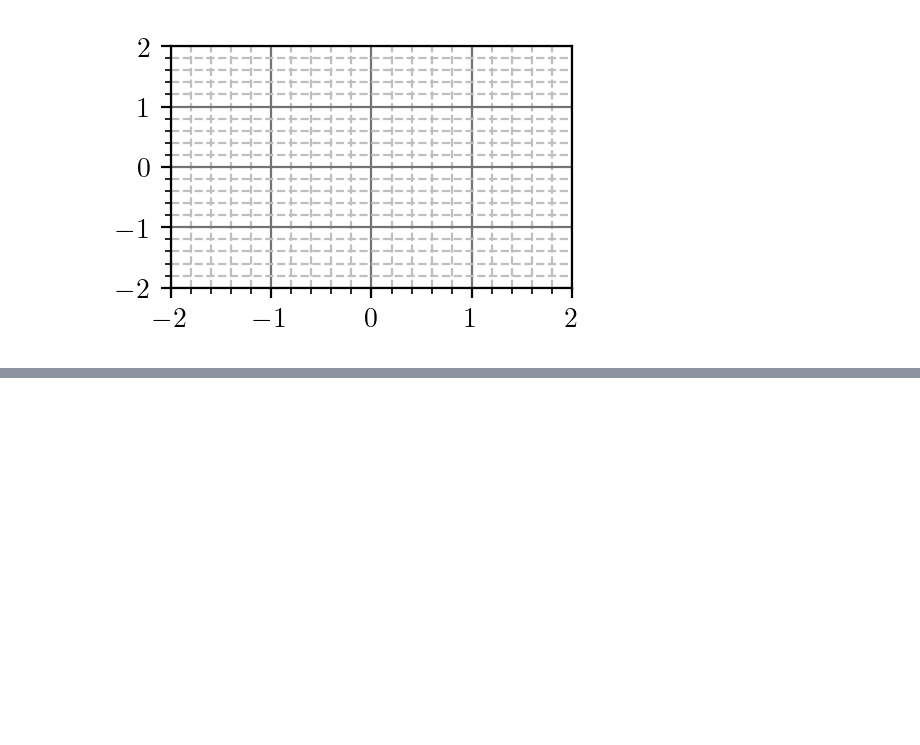
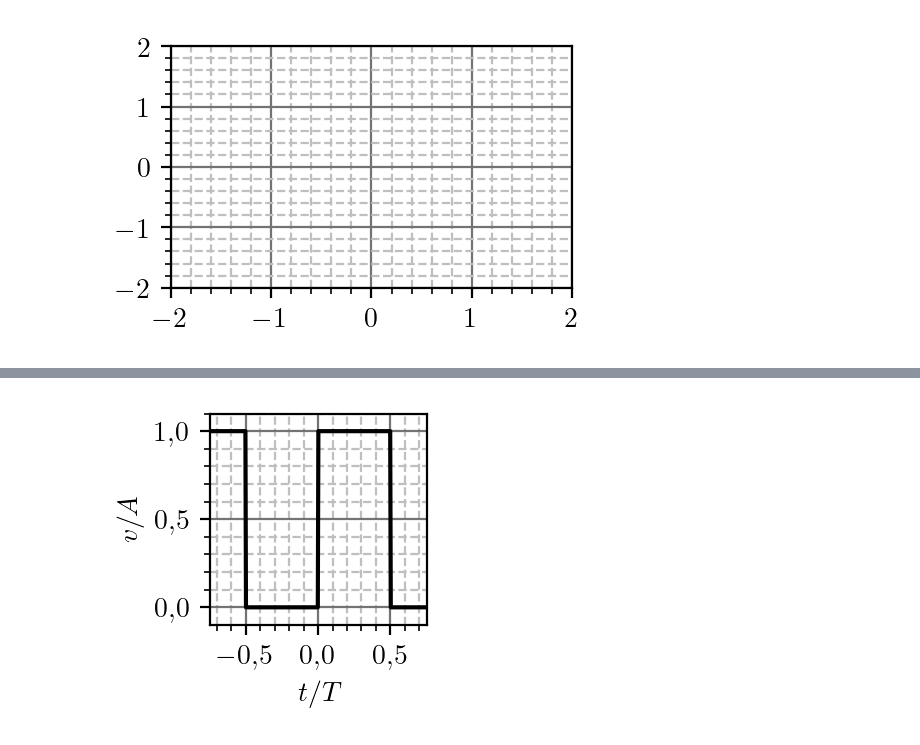
Before and after one commit to djokicd/zbirka-sis, a Jupyter notebook: 1_uvod/2_kontinualni_sistemi/fig/sistemi_plotovi.ipynb, the cells around one changed output, grey strips where cells are left out. Saved outputs shown, nothing was run; the diff lists cells and outputs as text; code cells hidden in the pictures; blank space fills up the shorter version.

```diff
--- a/1_uvod/2_kontinualni_sistemi/fig/sistemi_plotovi.ipynb
+++ b/1_uvod/2_kontinualni_sistemi/fig/sistemi_plotovi.ipynb
@@ -482,0 +558,23 @@ plt.plot(a,b)
+# %%
+generate_canvas(w = 1.4, a = 1)
+t = np.linspace(-2, 2, 1000)
+w0 = 1e3
+xlim([-0.75, 0.75])
+ylim([-0.1, 1.1])
+
+
+def rect(t):
+    while t < 0.5: t += 1;
+    while t > 0.5: t -= 1;
+
+    if t > 0: return 1
+    return 0
+
+vrect = [rect(t) for t in t]
+
+plt.plot(t, vrect, 'k', lw = 1.5   )
+plt.xlabel(r'$t/T$')
+plt.ylabel(r'$v/A$')
+plt.savefig("cconv_setup.pdf", bbox_inches="tight")
+# %% [output]
+[figure, added]
```
Also changed, not shown: parts of 7 cells of this notebook, 11 other files.
